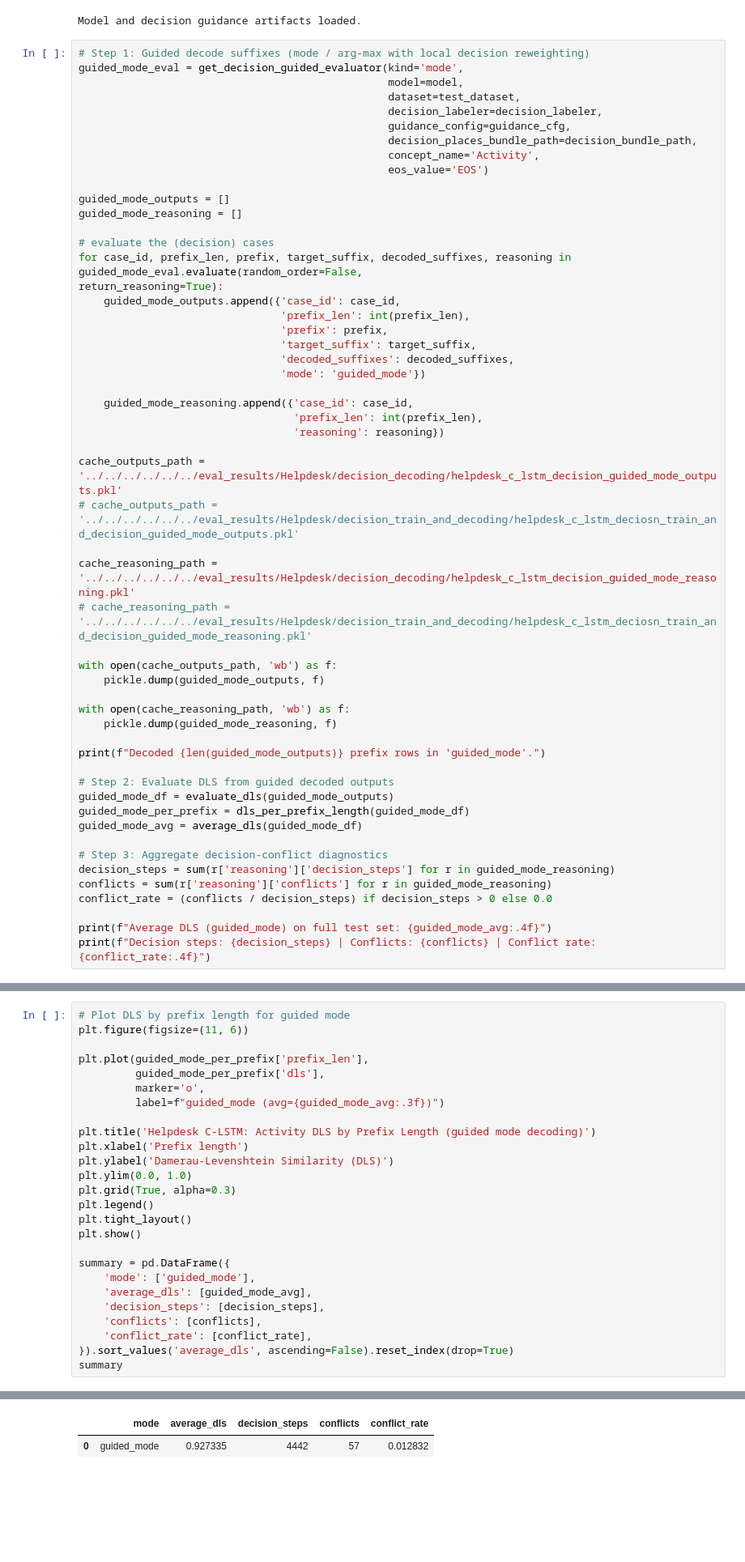
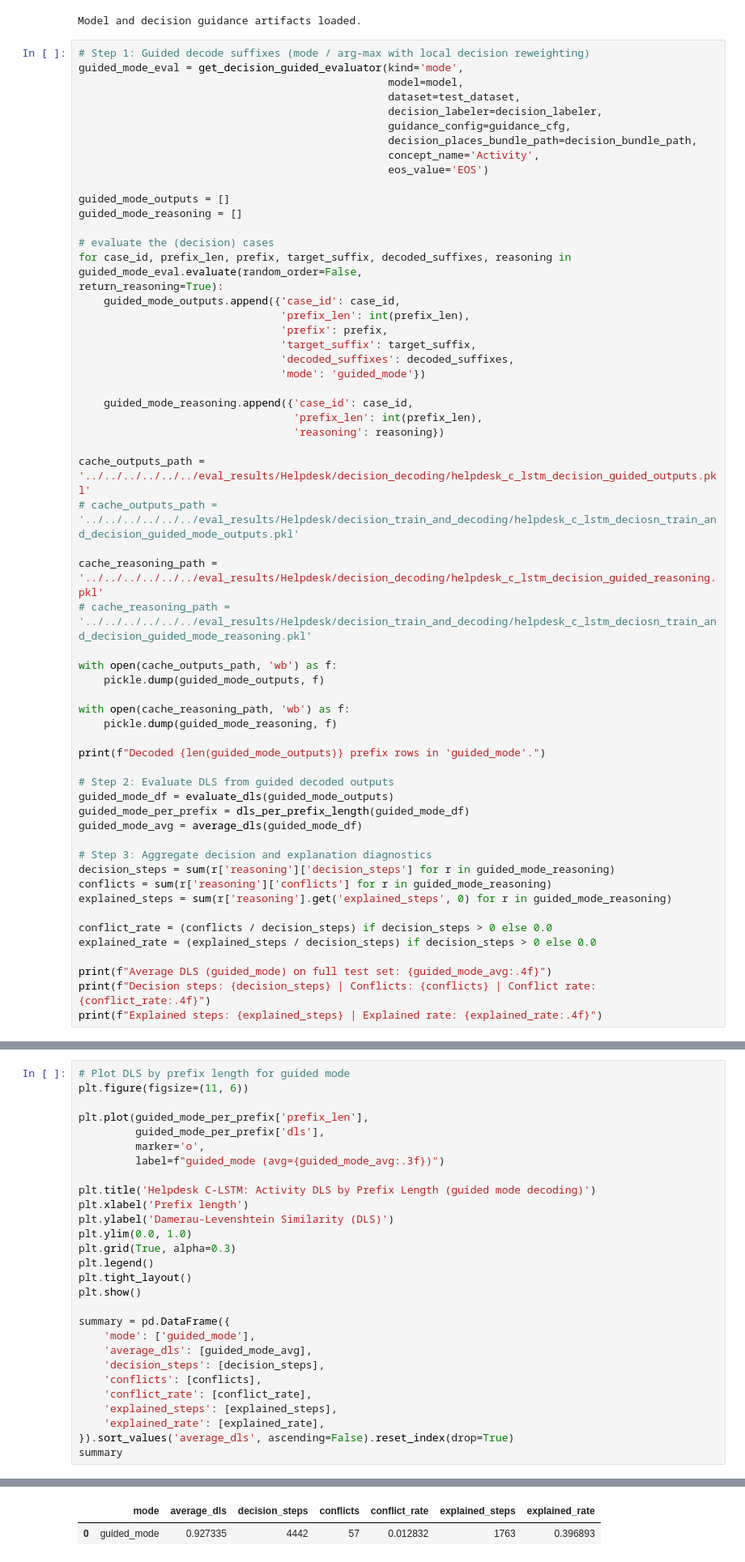
Before and after one commit to henryk-mustroph/decision_aware_suffix_prediction_framework, a Jupyter notebook: src/notebooks/suffix_prediction/evaluation/Helpdesk/decision_decoding/eval_C_LSTM.ipynb, the cells around one changed output, grey strips where cells are left out. Shown at 81% size. Saved outputs shown, nothing was run; the diff lists cells and outputs as text; blank space fills up the shorter version.

```diff
--- a/src/notebooks/suffix_prediction/evaluation/Helpdesk/decision_decoding/eval_C_LSTM.ipynb
+++ b/src/notebooks/suffix_prediction/evaluation/Helpdesk/decision_decoding/eval_C_LSTM.ipynb
@@ -133,10 +133,10 @@ for case_id, prefix_len, prefix, target_suffix, decoded_suffixes, reasoning in g
                                   'prefix_len': int(prefix_len),
                                   'reasoning': reasoning})
 
-cache_outputs_path = '../../../../../../eval_results/Helpdesk/decision_decoding/helpdesk_c_lstm_decision_guided_mode_outputs.pkl'
+cache_outputs_path = '../../../../../../eval_results/Helpdesk/decision_decoding/helpdesk_c_lstm_decision_guided_outputs.pkl'
 # cache_outputs_path = '../../../../../../eval_results/Helpdesk/decision_train_and_decoding/helpdesk_c_lstm_deciosn_train_and_decision_guided_mode_outputs.pkl'
 
-cache_reasoning_path = '../../../../../../eval_results/Helpdesk/decision_decoding/helpdesk_c_lstm_decision_guided_mode_reasoning.pkl'
+cache_reasoning_path = '../../../../../../eval_results/Helpdesk/decision_decoding/helpdesk_c_lstm_decision_guided_reasoning.pkl'
 # cache_reasoning_path = '../../../../../../eval_results/Helpdesk/decision_train_and_decoding/helpdesk_c_lstm_deciosn_train_and_decision_guided_mode_reasoning.pkl'
 
 with open(cache_outputs_path, 'wb') as f:
@@ -152,13 +152,17 @@ guided_mode_df = evaluate_dls(guided_mode_outputs)
 guided_mode_per_prefix = dls_per_prefix_length(guided_mode_df)
 guided_mode_avg = average_dls(guided_mode_df)
 
-# Step 3: Aggregate decision-conflict diagnostics
+# Step 3: Aggregate decision and explanation diagnostics
 decision_steps = sum(r['reasoning']['decision_steps'] for r in guided_mode_reasoning)
 conflicts = sum(r['reasoning']['conflicts'] for r in guided_mode_reasoning)
+explained_steps = sum(r['reasoning'].get('explained_steps', 0) for r in guided_mode_reasoning)
+
 conflict_rate = (conflicts / decision_steps) if decision_steps > 0 else 0.0
+explained_rate = (explained_steps / decision_steps) if decision_steps > 0 else 0.0
 
 print(f"Average DLS (guided_mode) on full test set: {guided_mode_avg:.4f}")
 print(f"Decision steps: {decision_steps} | Conflicts: {conflicts} | Conflict rate: {conflict_rate:.4f}")
+print(f"Explained steps: {explained_steps} | Explained rate: {explained_rate:.4f}")
 # %% [output]
 Decoded 3343 prefix rows in 'guided_mode'.
 Average DLS (guided_mode) on full test set: 0.9273
@@ -166,31 +171,33 @@ Decision steps: 4442 | Conflicts: 57 | Conflict rate: 0.0128
 # %%
 # Plot DLS by prefix length for guided mode
 plt.figure(figsize=(11, 6))
 
 plt.plot(guided_mode_per_prefix['prefix_len'],
          guided_mode_per_prefix['dls'],
          marker='o',
          label=f"guided_mode (avg={guided_mode_avg:.3f})")
 
 plt.title('Helpdesk C-LSTM: Activity DLS by Prefix Length (guided mode decoding)')
 plt.xlabel('Prefix length')
 plt.ylabel('Damerau-Levenshtein Similarity (DLS)')
 plt.ylim(0.0, 1.0)
 plt.grid(True, alpha=0.3)
 plt.legend()
 plt.tight_layout()
 plt.show()
 
 summary = pd.DataFrame({
     'mode': ['guided_mode'],
     'average_dls': [guided_mode_avg],
     'decision_steps': [decision_steps],
     'conflicts': [conflicts],
     'conflict_rate': [conflict_rate],
+    'explained_steps': [explained_steps],
+    'explained_rate': [explained_rate],
 }).sort_values('average_dls', ascending=False).reset_index(drop=True)
 summary
 # %% [output]
 [figure]
-|  | mode | average_dls | decision_steps | conflicts | conflict_rate |
-| 0 | guided_mode | 0.927335 | 4442 | 57 | 0.012832 |
+|  | mode | average_dls | decision_steps | conflicts | conflict_rate | explained_steps | explained_rate |
+| 0 | guided_mode | 0.927335 | 4442 | 57 | 0.012832 | 1763 | 0.396893 |
 # %%
```
Also changed, not shown: parts of 2 cells of this notebook, 37 other files.
